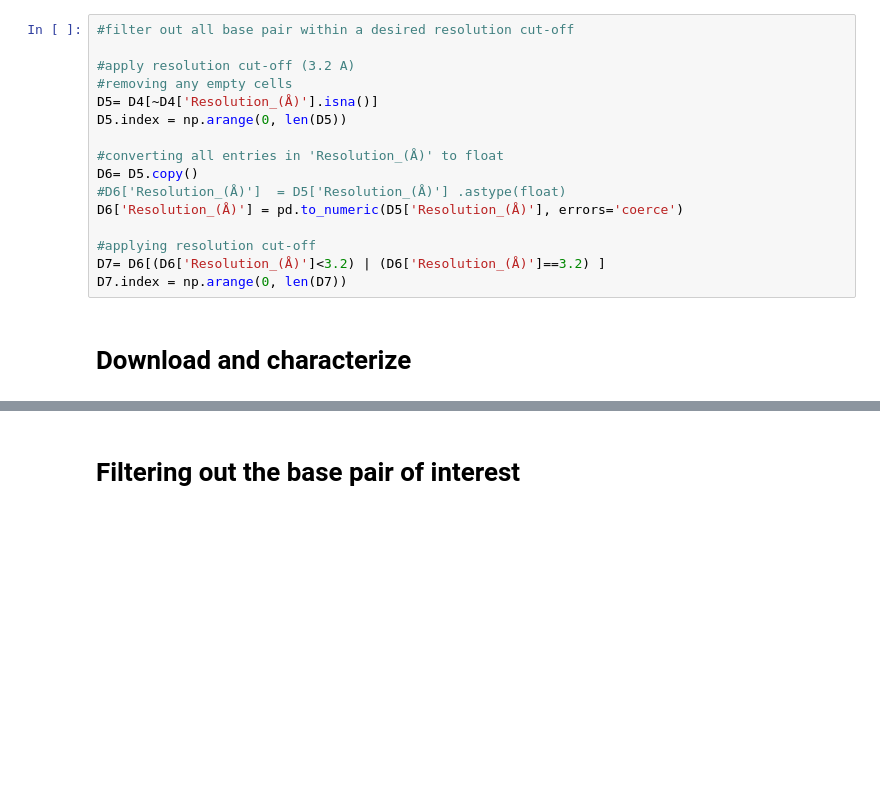
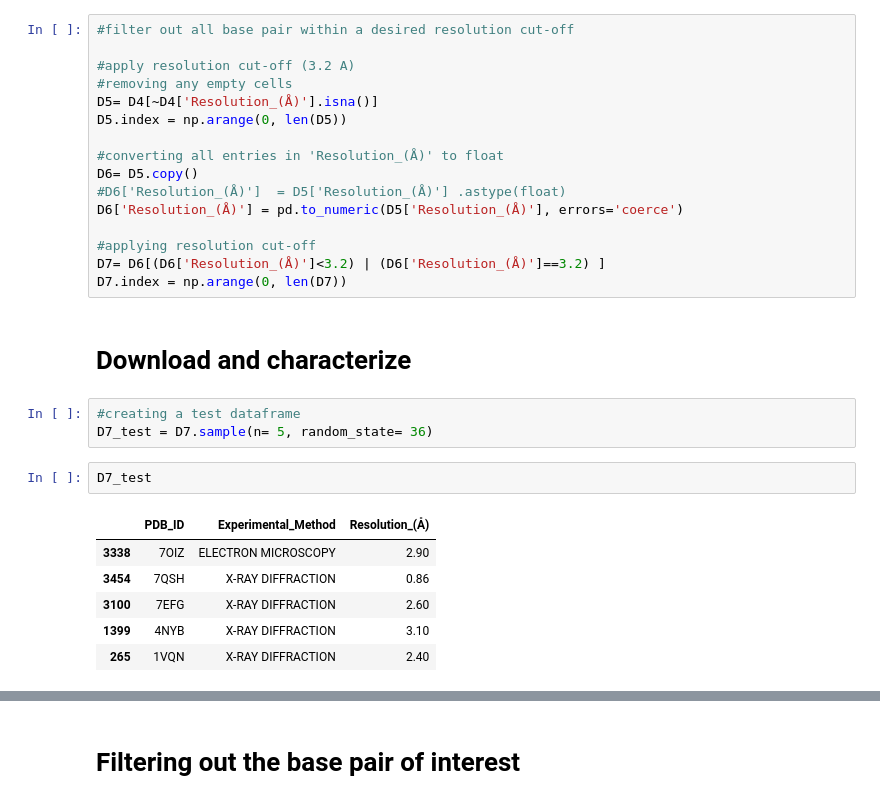
Before and after one commit to The-Bevilacqua-Lab/identifying_and_analyzing_shifted_wobble, a Jupyter notebook: scripts/test_steps.ipynb, the cells around one changed output, grey strips where cells are left out. Cells and saved outputs as stored; diff of their text form; blank space fills up the shorter version.

Commit message:
added script to download and characterize structures

```diff
--- a/scripts/test_steps.ipynb
+++ b/scripts/test_steps.ipynb
@@ -99,6 +101,18 @@ D6['Resolution_(Å)'] = pd.to_numeric(D5['Resolution_(Å)'], errors='coerce')
 #applying resolution cut-off
 D7= D6[(D6['Resolution_(Å)']<3.2) | (D6['Resolution_(Å)']==3.2) ]
 D7.index = np.arange(0, len(D7))
-# %% [markdown]
-# Download and characterize
+# %% [markdown]
+# Download and characterize
+# %%
+#creating a test dataframe
+D7_test = D7.sample(n= 5, random_state= 36)
+# %%
+D7_test
+# %% [output]
+|  | PDB_ID | Experimental_Method | Resolution_(Å) |
+| 3338 | 7OIZ | ELECTRON MICROSCOPY | 2.90 |
+| 3454 | 7QSH | X-RAY DIFFRACTION | 0.86 |
+| 3100 | 7EFG | X-RAY DIFFRACTION | 2.60 |
+| 1399 | 4NYB | X-RAY DIFFRACTION | 3.10 |
+| 265 | 1VQN | X-RAY DIFFRACTION | 2.40 |
 # %%
```
Also changed, not shown: parts of 3 cells of this notebook, 1 other file.
